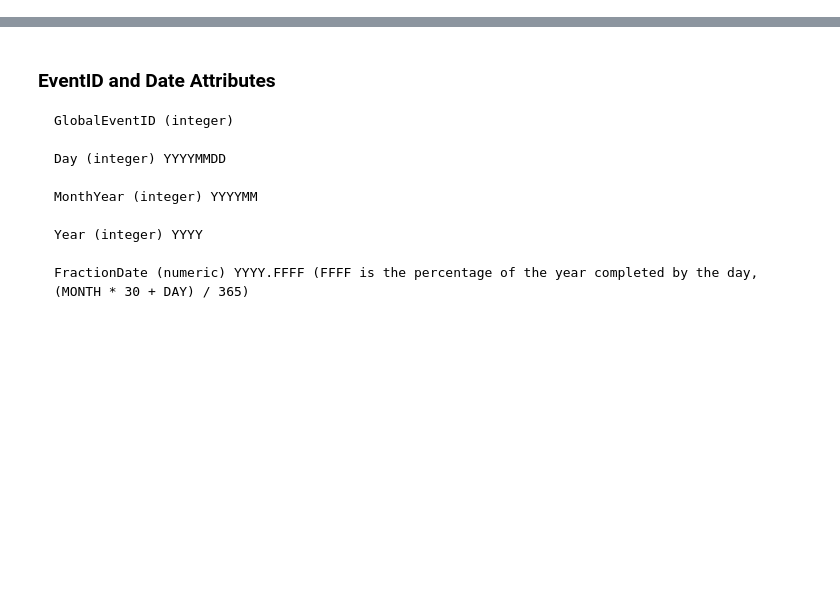
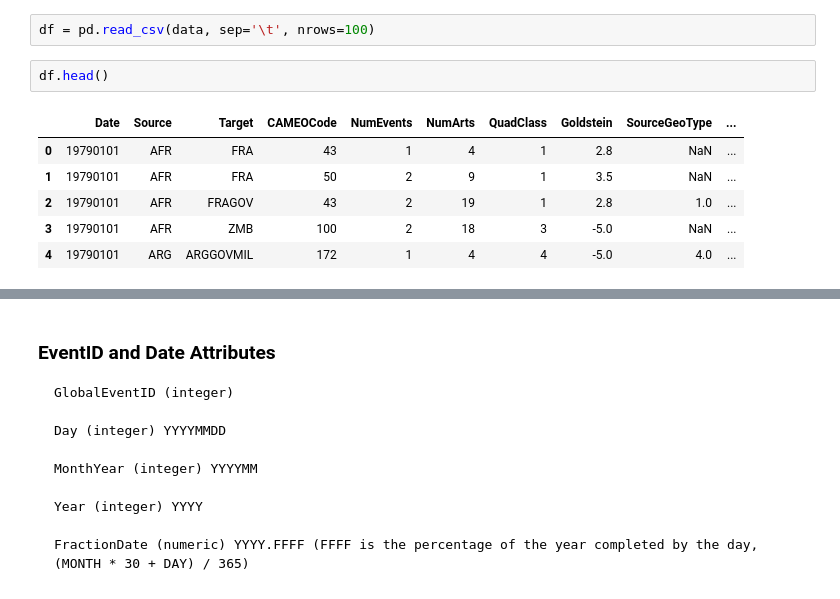
Before and after one commit to eistre91/thinkful-projects, a Jupyter notebook: GDELT-Scratch.ipynb, the cells around one changed output, grey strips where cells are left out. Cells and saved outputs as stored; diff of their text form; blank space fills up the shorter version.

```diff
--- a/GDELT-Scratch.ipynb
+++ b/GDELT-Scratch.ipynb
@@ -0,0 +14,11 @@
+# %%
+df = pd.read_csv(data, sep='\t', nrows=100)
+# %%
+df.head()
+# %% [output]
+|  | Date | Source | Target | CAMEOCode | NumEvents | NumArts | QuadClass | Goldstein | SourceGeoType | ... |
+| 0 | 19790101 | AFR | FRA | 43 | 1 | 4 | 1 | 2.8 | NaN | ... |
+| 1 | 19790101 | AFR | FRA | 50 | 2 | 9 | 1 | 3.5 | NaN | ... |
+| 2 | 19790101 | AFR | FRAGOV | 43 | 2 | 19 | 1 | 2.8 | 1.0 | ... |
+| 3 | 19790101 | AFR | ZMB | 100 | 2 | 18 | 3 | -5.0 | NaN | ... |
+| 4 | 19790101 | ARG | ARGGOVMIL | 172 | 1 | 4 | 4 | -5.0 | 4.0 | ... |
```
Also changed, not shown: parts of 24 cells of this notebook, 5 other files.
